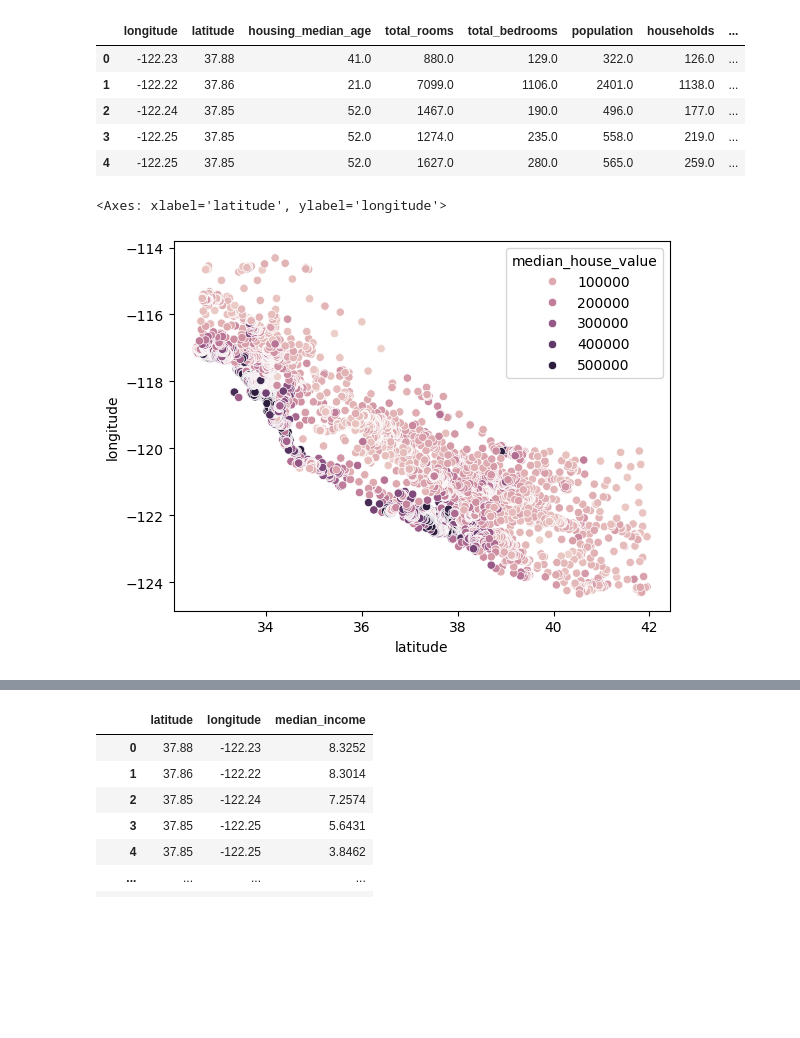
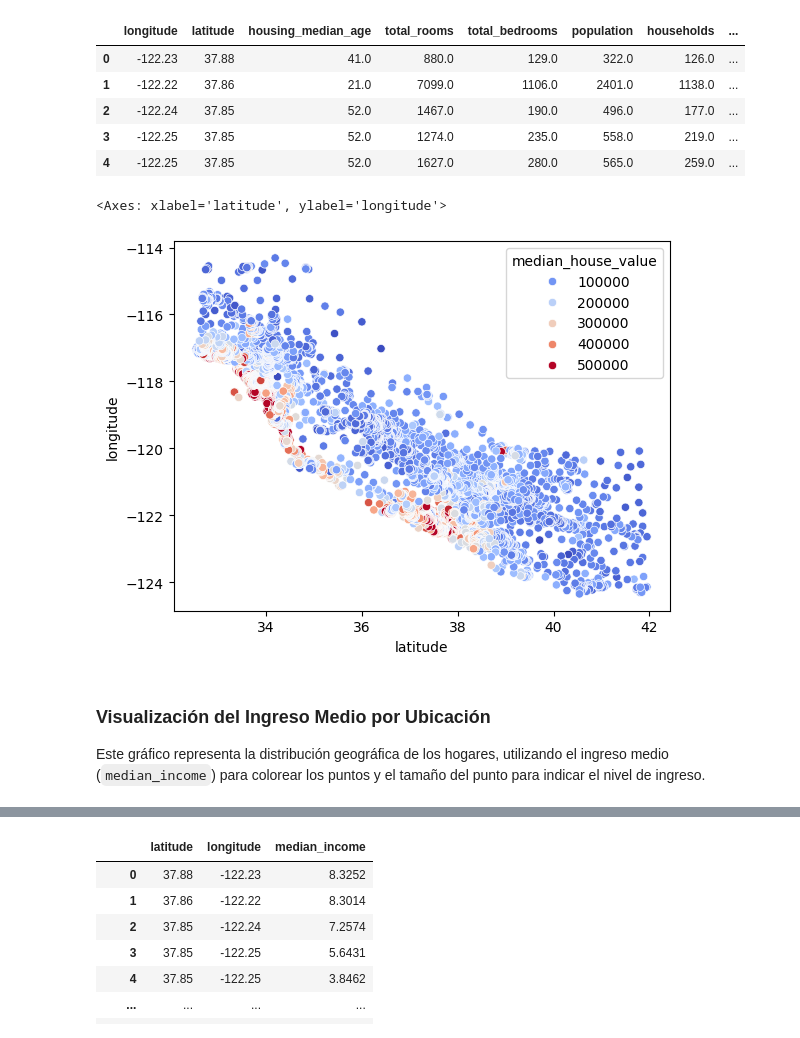
Before and after one commit to azartearxd/housingfrancia, a Jupyter notebook: housingfrancia.ipynb, the cells around one changed output, grey strips where cells are left out. Drawn from its saved outputs; the diff is of its cells as text; code cells hidden in the pictures; blank space fills up the shorter version.

```diff
--- a/housingfrancia.ipynb
+++ b/housingfrancia.ipynb
@@ -12,10 +22,14 @@ datos.head()
 | 4 | -122.25 | 37.85 | 52.0 | 1627.0 | 280.0 | 565.0 | 259.0 | ... |
 # %%
 import seaborn as sb
-sb.scatterplot(x="latitude", y="longitude", data=datos, hue="median_house_value")
+sb.scatterplot(x="latitude", y="longitude", data=datos, hue="median_house_value",
+               palette="coolwarm")
 # %% [output]
 <Axes: xlabel='latitude', ylabel='longitude'>
-[figure, old version]
+[figure, new version]
+# %% [markdown]
+### Visualización del Ingreso Medio por Ubicación
+Este gráfico representa la distribución geográfica de los hogares, utilizando el ingreso medio (`median_income`) para colorear los puntos y el tamaño del punto para indicar el nivel de ingreso.
 # %%
 import seaborn as sb
 sb.scatterplot(x="latitude", y="longitude", data=datos, hue="median_income",
```
Also changed, not shown: parts of 19 cells of this notebook.
